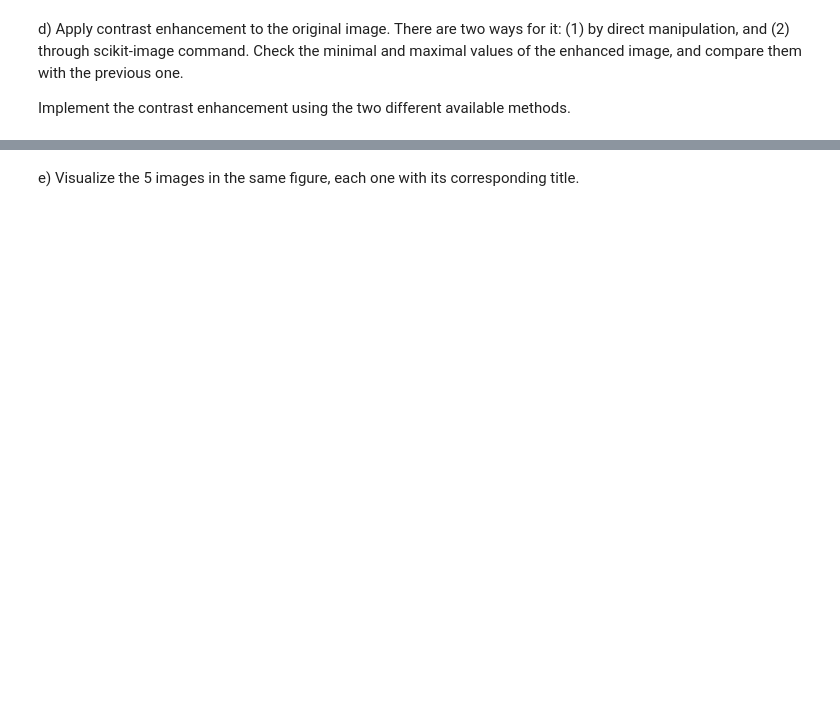
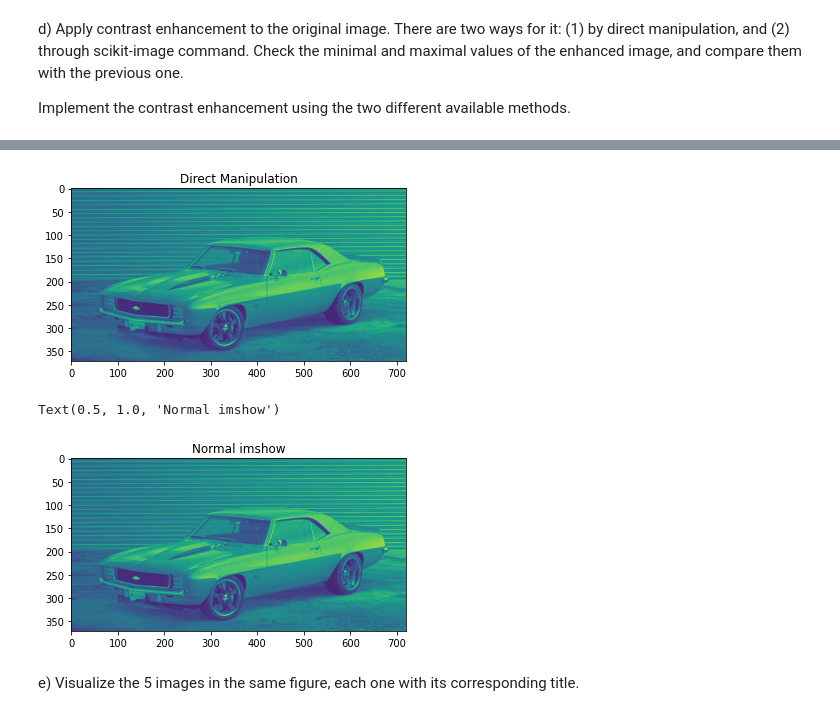
Before and after one commit to PauSolerValades/VA, a Jupyter notebook: Practica1/p1_2021_2022.ipynb, the cells around one changed output, grey strips where cells are left out. Cells and saved outputs as stored; diff of their text form; code cells hidden in the pictures; blank space fills up the shorter version.

```diff
--- a/Practica1/p1_2021_2022.ipynb
+++ b/Practica1/p1_2021_2022.ipynb
@@ -343,2 +327,18 @@ plt.imshow(result)
+# %%
+result = car.copy().astype(float)/255.
+floatCar = car.copy().astype(float)/255.
+result = (result - floatCar.min())/(floatCar.max() - floatCar.min())
+result = (result*255).astype('uint8')
+
+plt.imshow(result, vmin=0, vmax=255)
+plt.title('Direct Manipulation')
+plt.show()
+
+plt.imshow(car)
+plt.title('Normal imshow')
+# %% [output]
+[figure, added]
+Text(0.5, 1.0, 'Normal imshow')
+[figure, added]
 # %% [markdown]
 e) Visualize the 5 images in the same figure, each one with its corresponding title.
```
Also changed, not shown: parts of 4 cells of this notebook, 1 other file.
